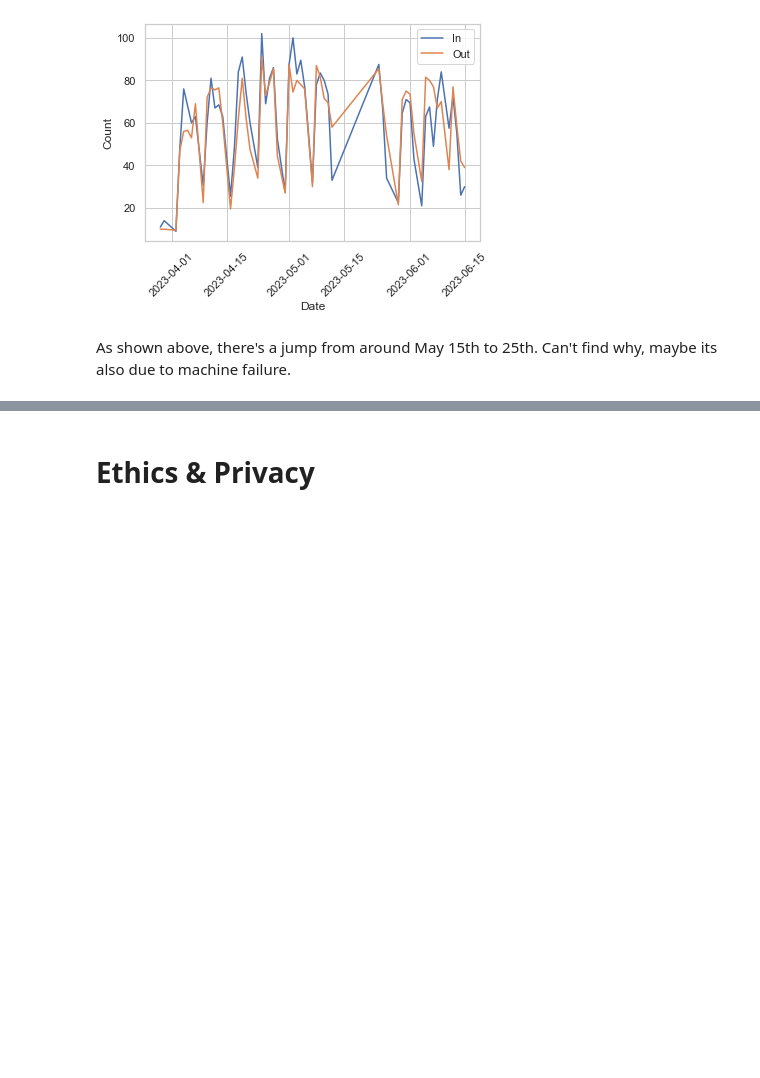
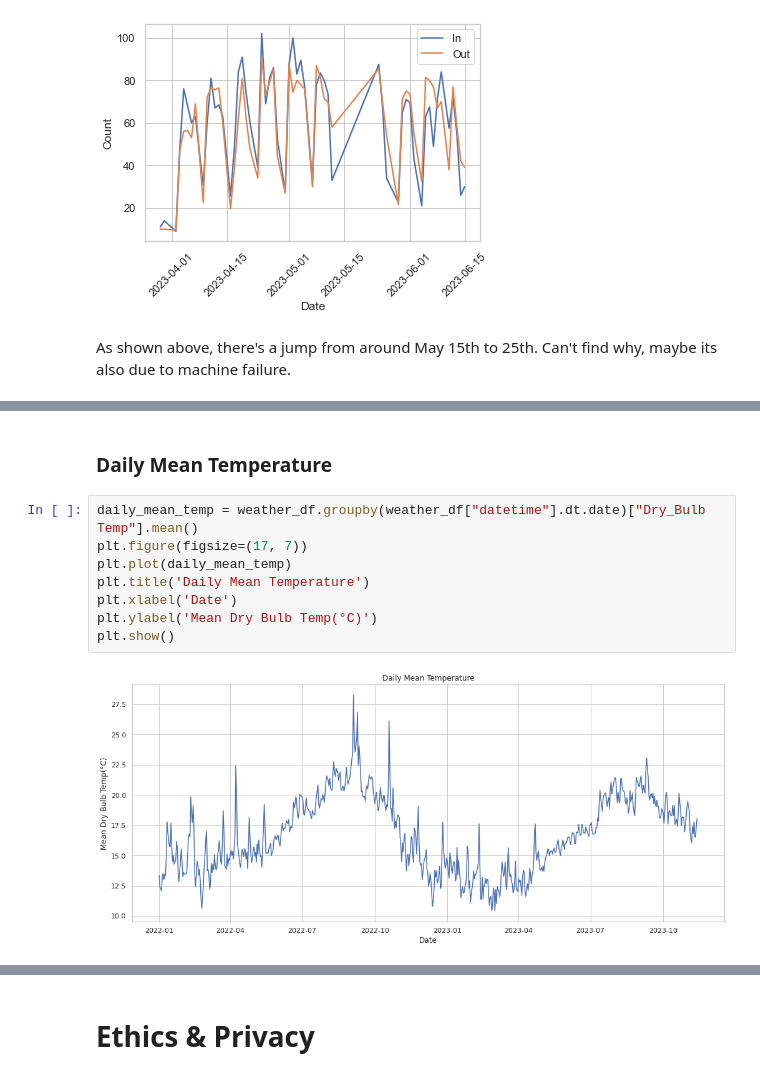
Before and after one commit to ahmadrakha1/COGS108_Repo, a Jupyter notebook: EDACheckpoint_Group088_FA23 (2).ipynb, the cells around one changed output, grey strips where cells are left out. Saved outputs shown, nothing was run; the diff lists cells and outputs as text; blank space fills up the shorter version.

```diff
--- a/EDACheckpoint_Group088_FA23 (2).ipynb
+++ b/EDACheckpoint_Group088_FA23 (2).ipynb
@@ -466,0 +492,12 @@ Some more words and stuff.  Remember notebooks work best if you interleave the c
+# %% [markdown]
+### Daily Mean Temperature
+# %%
+daily_mean_temp = weather_df.groupby(weather_df["datetime"].dt.date)["Dry_Bulb Temp"].mean()
+plt.figure(figsize=(17, 7))
+plt.plot(daily_mean_temp)
+plt.title('Daily Mean Temperature')
+plt.xlabel('Date')
+plt.ylabel('Mean Dry Bulb Temp(°C)')
+plt.show()
+# %% [output]
+[figure, added]
```
Also changed, not shown: parts of 22 cells of this notebook.
